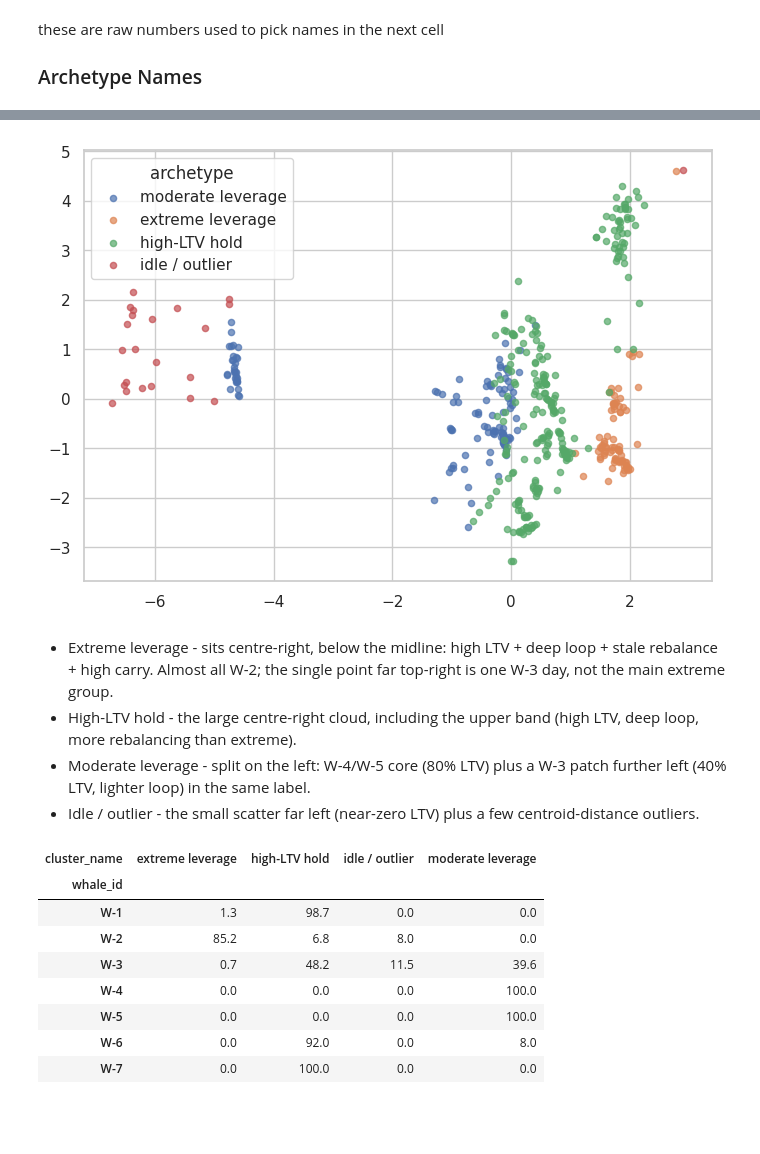
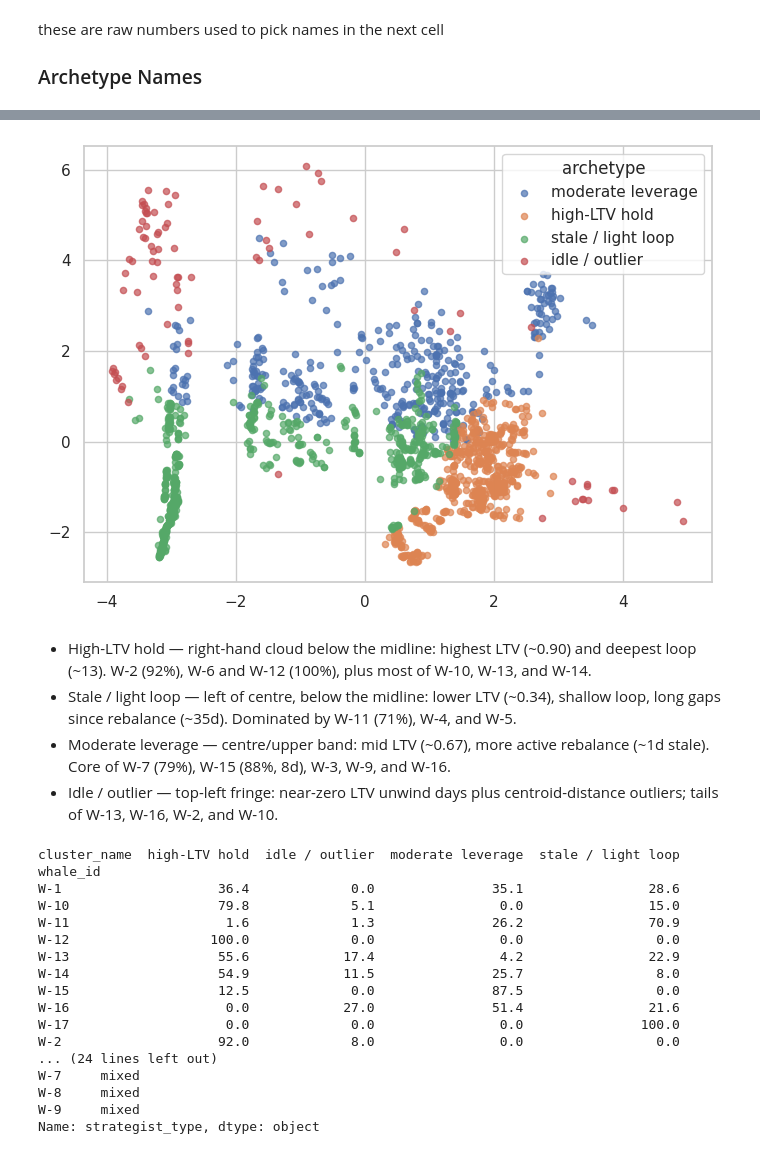
Before and after one commit to Igluminati/recursive-leverage-defi, a Jupyter notebook: analysis/whale-archetypes/03_balanced_clustering.ipynb, the cells around one changed output, grey strips where cells are left out. Cells and saved outputs as stored; diff of their text form; code cells hidden in the pictures; blank space fills up the shorter version.

```diff
--- a/analysis/whale-archetypes/03_balanced_clustering.ipynb
+++ b/analysis/whale-archetypes/03_balanced_clustering.ipynb
@@ -32,5 +32,5 @@ X = scaler.transform(panel[FEATURES].fillna(medians))
 # %%
-fit_pool = panel[panel["whale_id"] != "W-7"]
+fit_pool = panel[panel.groupby("whale_id")["whale_id"].transform("count") >= 8]
 rng = np.random.default_rng(42)
 n_per = fit_pool.groupby("whale_id").size().min()
 idx = [i for _, g in fit_pool.groupby("whale_id") for i in rng.choice(g.index, n_per, replace=False)]
@@ -71,8 +71,10 @@ we'll use `min_cluster_size=12` to land on 3 archetypes.
 
 ### Assign all whale-days to nearest cluster centroid
 # %%
-labels_bal = hdbscan.HDBSCAN(min_cluster_size=12, min_samples=5).fit_predict(X_bal)
+labels_bal = hdbscan.HDBSCAN(min_cluster_size=8, min_samples=3).fit_predict(X_bal)
 clusters = sorted(c for c in set(labels_bal) if c >= 0)
+if not clusters:
+    raise ValueError("HDBSCAN found no clusters — lower min_cluster_size or widen fit_pool.")
 centroids = np.array([X_bal[labels_bal == c].mean(axis=0) for c in clusters])
 dists = cdist(X, centroids)
 panel["cluster_v2"] = [clusters[i] for i in np.argmin(dists, axis=1)]
@@ -101,12 +103,17 @@ these are raw numbers used to pick names in the next cell
 
 ### Archetype Names
 # %%
-CLUSTER_LABELS = {
-    -1: "idle / outlier",
-    0: "moderate leverage",
-    1: "extreme leverage",
-    2: "high-LTV hold",
-}
+prof = panel[panel["cluster_v2"] >= 0].groupby("cluster_v2")[["ltv", "loop_depth", "days_since_rebalance"]].mean()
+remaining = list(prof.index)
+name_map = {}
+hi = prof["ltv"].idxmax()
+name_map[hi] = "high-LTV hold"
+remaining.remove(hi)
+mod = prof.loc[remaining, "days_since_rebalance"].idxmin()
+name_map[mod] = "moderate leverage"
+remaining.remove(mod)
+name_map[remaining[0]] = "stale / light loop"
+CLUSTER_LABELS = {-1: "idle / outlier", **name_map}
 panel["cluster_name"] = panel["cluster_v2"].map(CLUSTER_LABELS)
 panel.groupby(["cluster_v2", "cluster_name"])[FEATURES].mean().round(3)
 # %% [output]
@@ -127,22 +138,22 @@ panel.groupby(["cluster_v2", "cluster_name"])[FEATURES].mean().round(3)
 # %%
 pca = PCA(n_components=2, random_state=42).fit_transform(X)
 panel["x"], panel["y"] = pca[:, 0], pca[:, 1]
-order = ["moderate leverage", "extreme leverage", "high-LTV hold", "idle / outlier"]
+order = ["moderate leverage", "high-LTV hold", "stale / light loop", "idle / outlier"]
 plt.figure(figsize=(7, 5))
 for name in order:
     s = panel[panel["cluster_name"] == name]
     if len(s):
         plt.scatter(s["x"], s["y"], label=name, alpha=0.7, s=20)
 plt.legend(title="archetype")
 plt.tight_layout()
 plt.show()
 # %% [output]
-[figure, old version]
+[figure, new version]
 # %% [markdown]
-- Extreme leverage - sits centre-right, below the midline: high LTV + deep loop + stale rebalance + high carry. Almost all W-2; the single point far top-right is one W-3 day, not the main extreme group.
-- High-LTV hold - the large centre-right cloud, including the upper band (high LTV, deep loop, more rebalancing than extreme).
-- Moderate leverage - split on the left: W-4/W-5 core (80% LTV) plus a W-3 patch further left (40% LTV, lighter loop) in the same label.
-- Idle / outlier - the small scatter far left (near-zero LTV) plus a few centroid-distance outliers.
+- High-LTV hold — right-hand cloud below the midline: highest LTV (~0.90) and deepest loop (~13). W-2 (92%), W-6 and W-12 (100%), plus most of W-10, W-13, and W-14.
+- Stale / light loop — left of centre, below the midline: lower LTV (~0.34), shallow loop, long gaps since rebalance (~35d). Dominated by W-11 (71%), W-4, and W-5.
+- Moderate leverage — centre/upper band: mid LTV (~0.67), more active rebalance (~1d stale). Core of W-7 (79%), W-15 (88%, 8d), W-3, W-9, and W-16.
+- Idle / outlier — top-left fringe: near-zero LTV unwind days plus centroid-distance outliers; tails of W-13, W-16, W-2, and W-10.
 # %%
 membership = (
     panel.groupby(["whale_id", "cluster_name"]).size()
@@ -150,15 +161,35 @@ membership = (
     .apply(lambda s: (s / s.sum() * 100).round(1))
     .unstack(fill_value=0)
 )
-membership
+print(membership.to_string())
+
+strategist_type = np.where(membership.max(axis=1) >= 80, "pure", "mixed")
+print("\nstrategist type (pure = ≥80% one archetype):")
+print(pd.Series(strategist_type, index=membership.index, name="strategist_type"))
+panel["strategist_type"] = panel["whale_id"].map(
+    pd.Series(strategist_type, index=membership.index)
+)
+panel["moderate_sub"] = np.where(
+    panel["cluster_name"] != "moderate leverage",
+    pd.NA,
+    np.where(panel["ltv"] < 0.6, "moderate_light", "moderate_core"),
+)
 # %% [output]
-| cluster_name | extreme leverage | high-LTV hold | idle / outlier | moderate leverage |
-| whale_id |  |  |  |  |
-| W-1 | 1.3 | 98.7 | 0.0 | 0.0 |
-| W-2 | 85.2 | 6.8 | 8.0 | 0.0 |
-| W-3 | 0.7 | 48.2 | 11.5 | 39.6 |
-| W-4 | 0.0 | 0.0 | 0.0 | 100.0 |
-| W-5 | 0.0 | 0.0 | 0.0 | 100.0 |
-| W-6 | 0.0 | 92.0 | 0.0 | 8.0 |
-| W-7 | 0.0 | 100.0 | 0.0 | 0.0 |
+cluster_name  high-LTV hold  idle / outlier  moderate leverage  stale / light loop
+whale_id
+W-1                    36.4             0.0               35.1                28.6
+W-10                   79.8             5.1                0.0                15.0
+W-11                    1.6             1.3               26.2                70.9
+W-12                  100.0             0.0                0.0                 0.0
+W-13                   55.6            17.4                4.2                22.9
+W-14                   54.9            11.5               25.7                 8.0
+W-15                   12.5             0.0               87.5                 0.0
+W-16                    0.0            27.0               51.4                21.6
+W-17                    0.0             0.0                0.0               100.0
+W-2                    92.0             8.0                0.0                 0.0
+... (24 lines left out)
+W-7     mixed
+W-8     mixed
+W-9     mixed
+Name: strategist_type, dtype: object
 # %% [markdown]
```
Also changed, not shown: parts of 11 cells of this notebook, 7 other files.
